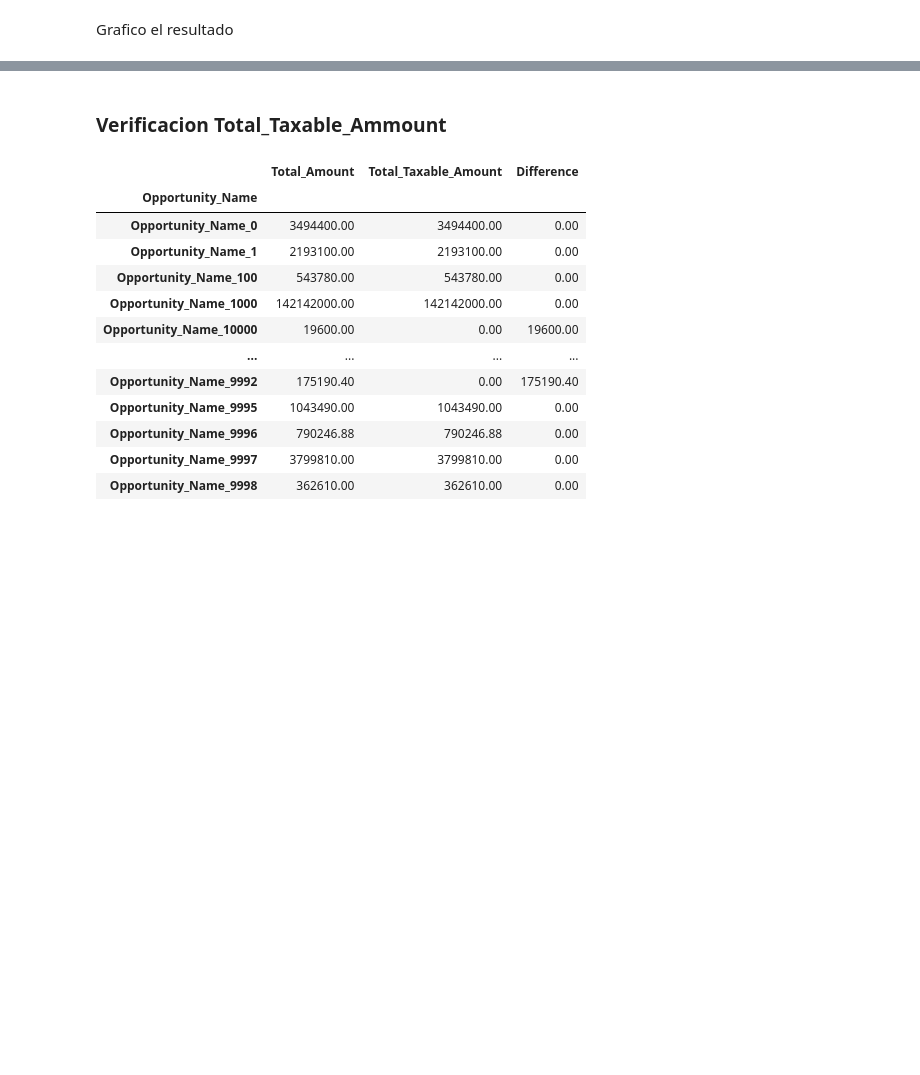
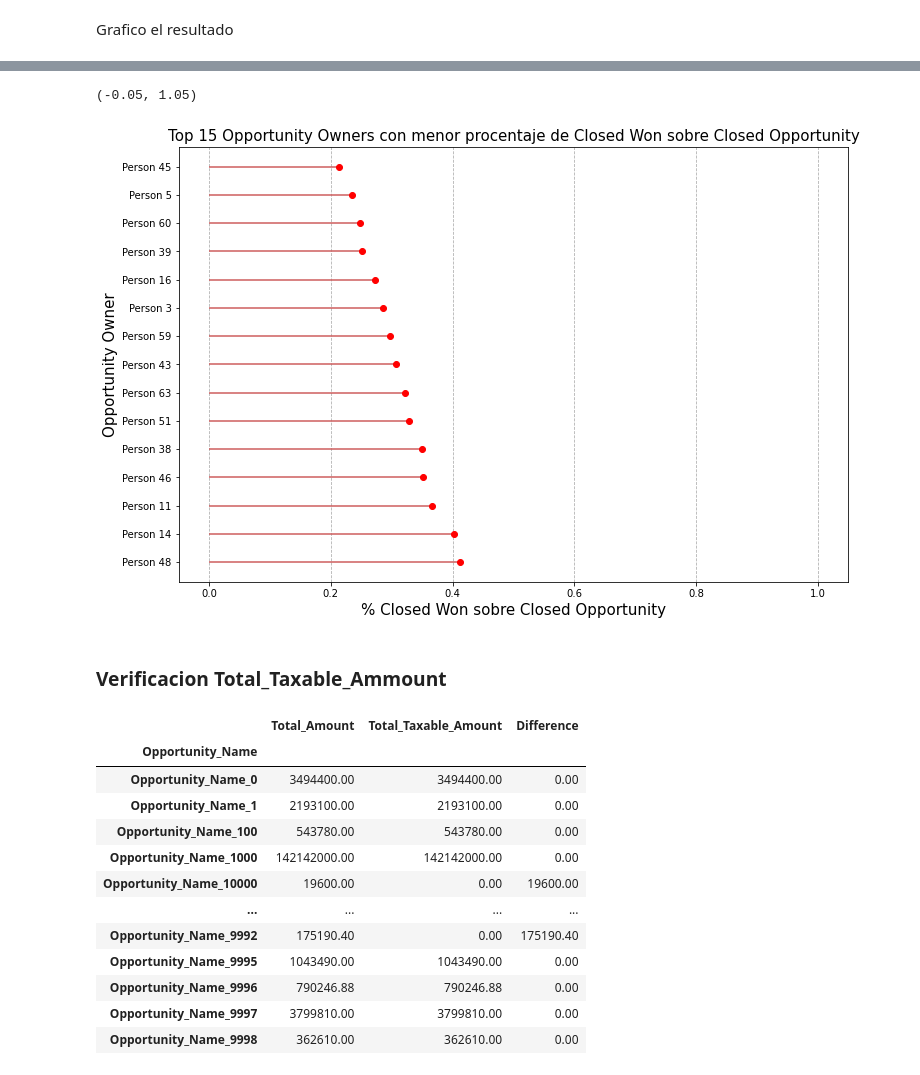
Before and after one commit to joaquinparodi/TP-DATOS, a Jupyter notebook: Analisis/Analisis Nicolas.ipynb, the cells around one changed output, grey strips where cells are left out. Drawn from its saved outputs; the diff is of its cells as text; code cells hidden in the pictures; blank space fills up the shorter version.

```diff
--- a/Analisis/Analisis Nicolas.ipynb
+++ b/Analisis/Analisis Nicolas.ipynb
@@ -257,0 +154,3 @@ Text(0, 0.5, 'Opportunity Owner')
+# %%
+df_owners_top15_worst = df_owners_mean_wins.groupby("Opportunity_Owner").agg({"Stage" : "mean"}).dropna()["Stage"].nsmallest(15).to_frame().rename(columns = {"Stage": "Percentage Closed Wons"})
+df_owners_top15_worst
@@ -258,3 +175,22 @@ Text(0, 0.5, 'Opportunity Owner')
+# %%
+df_owners_top15_worst = df_owners_top15_worst.sort_values("Percentage Closed Wons", ascending = False)
+df_owners_top15_worst.index = df_owners_top15_worst.index.str.replace("_Name_", " ", regex = True)
+
+plt.subplots(figsize=(12,8))
+
+plt.hlines(y = df_owners_top15_worst.index, xmin = 0, xmax = df_owners_top15_worst['Percentage Closed Wons'], color = 'indianred')
+plt.plot(df_owners_top15_worst['Percentage Closed Wons'], df_owners_top15_worst.index, "o", c = "r", scalex = False)
+
+# Add titles and axis names
+plt.grid(True, axis = "x", ls = '--')
+plt.yticks(rotation = 0)
+plt.title("Top 15 Opportunity Owners con menor procentaje de Closed Won sobre Closed Opportunity", loc = 'center', fontsize = 15)
+plt.xlabel('% Closed Won sobre Closed Opportunity', fontsize = 15)
+plt.ylabel('Opportunity Owner', fontsize = 15)
+plt.xlim(-0.05, 1.05)
+# %% [output]
+(-0.05, 1.05)
+[figure, added]
 # %% [markdown]
 ### Verificacion Total_Taxable_Ammount
 # %%
```
Also changed, not shown: parts of 30 cells of this notebook.
